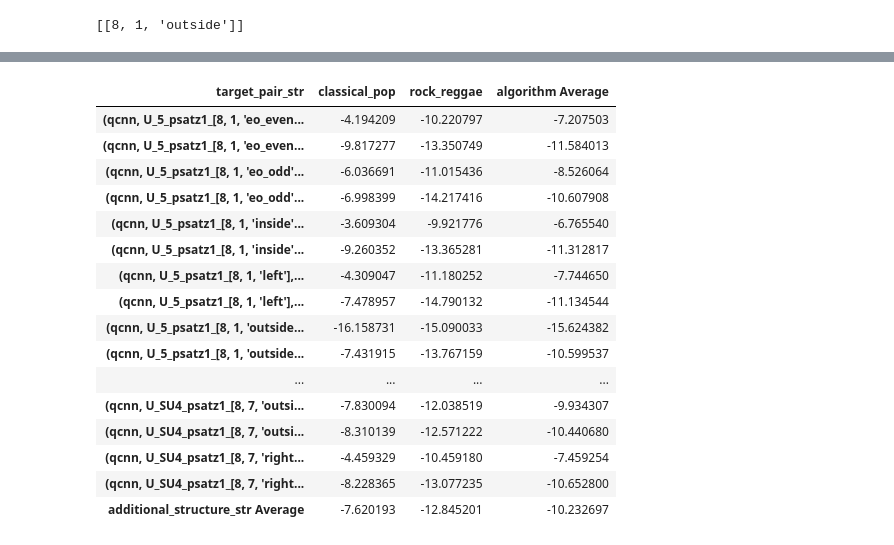
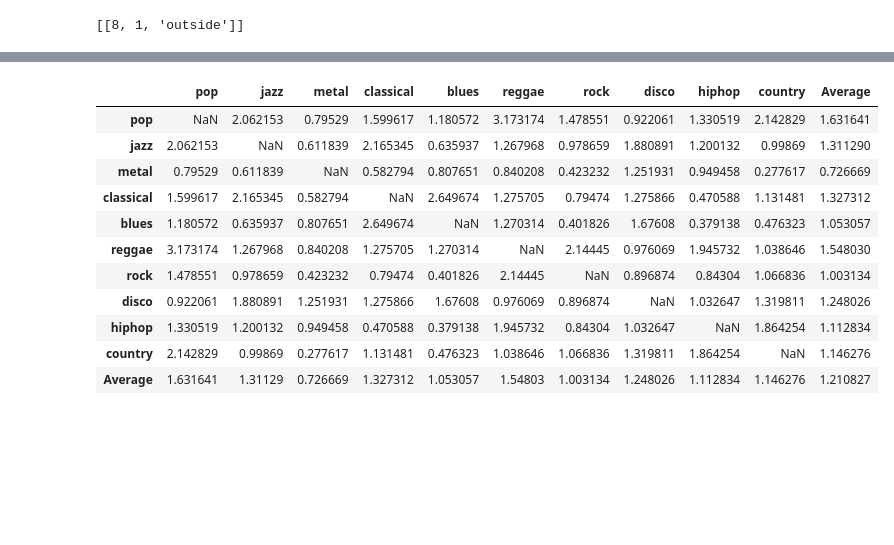
Before and after one commit to Fahlevi20/quantum-cnn, a Jupyter notebook: reports/20211211/binary-124.ipynb, the cells around one changed output, grey strips where cells are left out. Cells and saved outputs as stored; diff of their text form; code cells hidden in the pictures; blank space fills up the shorter version.

```diff
--- a/reports/20211211/binary-124.ipynb
+++ b/reports/20211211/binary-124.ipynb
@@ -222,27 +228,18 @@ get_result_table(
 # %%
-get_result_table(
-    result_data,
-    ["algorithm", "additional_structure_str", "selection_method", "circuit", "target_pair_str"],
-    "mean_test_score",
-)
+get_result_table_target_pairs(result_data, "algorithm", "target_pair_str", "std_test_score")
 # %% [output]
-| target_pair_str | classical_pop | rock_reggae | algorithm Average |
-| (qcnn, U_5_psatz1_[8, 1, 'eo_even... | -4.194209 | -10.220797 | -7.207503 |
-| (qcnn, U_5_psatz1_[8, 1, 'eo_even... | -9.817277 | -13.350749 | -11.584013 |
-| (qcnn, U_5_psatz1_[8, 1, 'eo_odd'... | -6.036691 | -11.015436 | -8.526064 |
-| (qcnn, U_5_psatz1_[8, 1, 'eo_odd'... | -6.998399 | -14.217416 | -10.607908 |
-| (qcnn, U_5_psatz1_[8, 1, 'inside'... | -3.609304 | -9.921776 | -6.765540 |
-| (qcnn, U_5_psatz1_[8, 1, 'inside'... | -9.260352 | -13.365281 | -11.312817 |
-| (qcnn, U_5_psatz1_[8, 1, 'left'],... | -4.309047 | -11.180252 | -7.744650 |
-| (qcnn, U_5_psatz1_[8, 1, 'left'],... | -7.478957 | -14.790132 | -11.134544 |
-| (qcnn, U_5_psatz1_[8, 1, 'outside... | -16.158731 | -15.090033 | -15.624382 |
-| (qcnn, U_5_psatz1_[8, 1, 'outside... | -7.431915 | -13.767159 | -10.599537 |
-| ... | ... | ... | ... |
-| (qcnn, U_SU4_psatz1_[8, 7, 'outsi... | -7.830094 | -12.038519 | -9.934307 |
-| (qcnn, U_SU4_psatz1_[8, 7, 'outsi... | -8.310139 | -12.571222 | -10.440680 |
-| (qcnn, U_SU4_psatz1_[8, 7, 'right... | -4.459329 | -10.459180 | -7.459254 |
-| (qcnn, U_SU4_psatz1_[8, 7, 'right... | -8.228365 | -13.077235 | -10.652800 |
-| additional_structure_str Average | -7.620193 | -12.845201 | -10.232697 |
+|  | pop | jazz | metal | classical | blues | reggae | rock | disco | hiphop | country | Average |
+| pop | NaN | 2.062153 | 0.79529 | 1.599617 | 1.180572 | 3.173174 | 1.478551 | 0.922061 | 1.330519 | 2.142829 | 1.631641 |
+| jazz | 2.062153 | NaN | 0.611839 | 2.165345 | 0.635937 | 1.267968 | 0.978659 | 1.880891 | 1.200132 | 0.99869 | 1.311290 |
+| metal | 0.79529 | 0.611839 | NaN | 0.582794 | 0.807651 | 0.840208 | 0.423232 | 1.251931 | 0.949458 | 0.277617 | 0.726669 |
+| classical | 1.599617 | 2.165345 | 0.582794 | NaN | 2.649674 | 1.275705 | 0.79474 | 1.275866 | 0.470588 | 1.131481 | 1.327312 |
+| blues | 1.180572 | 0.635937 | 0.807651 | 2.649674 | NaN | 1.270314 | 0.401826 | 1.67608 | 0.379138 | 0.476323 | 1.053057 |
+| reggae | 3.173174 | 1.267968 | 0.840208 | 1.275705 | 1.270314 | NaN | 2.14445 | 0.976069 | 1.945732 | 1.038646 | 1.548030 |
+| rock | 1.478551 | 0.978659 | 0.423232 | 0.79474 | 0.401826 | 2.14445 | NaN | 0.896874 | 0.84304 | 1.066836 | 1.003134 |
+| disco | 0.922061 | 1.880891 | 1.251931 | 1.275866 | 1.67608 | 0.976069 | 0.896874 | NaN | 1.032647 | 1.319811 | 1.248026 |
+| hiphop | 1.330519 | 1.200132 | 0.949458 | 0.470588 | 0.379138 | 1.945732 | 0.84304 | 1.032647 | NaN | 1.864254 | 1.112834 |
+| country | 2.142829 | 0.99869 | 0.277617 | 1.131481 | 0.476323 | 1.038646 | 1.066836 | 1.319811 | 1.864254 | NaN | 1.146276 |
+| Average | 1.631641 | 1.31129 | 0.726669 | 1.327312 | 1.053057 | 1.54803 | 1.003134 | 1.248026 | 1.112834 | 1.146276 | 1.210827 |
 # %%
 get_result_table(
     result_data,
```
Also changed, not shown: parts of 7 cells of this notebook, 10 other files.
